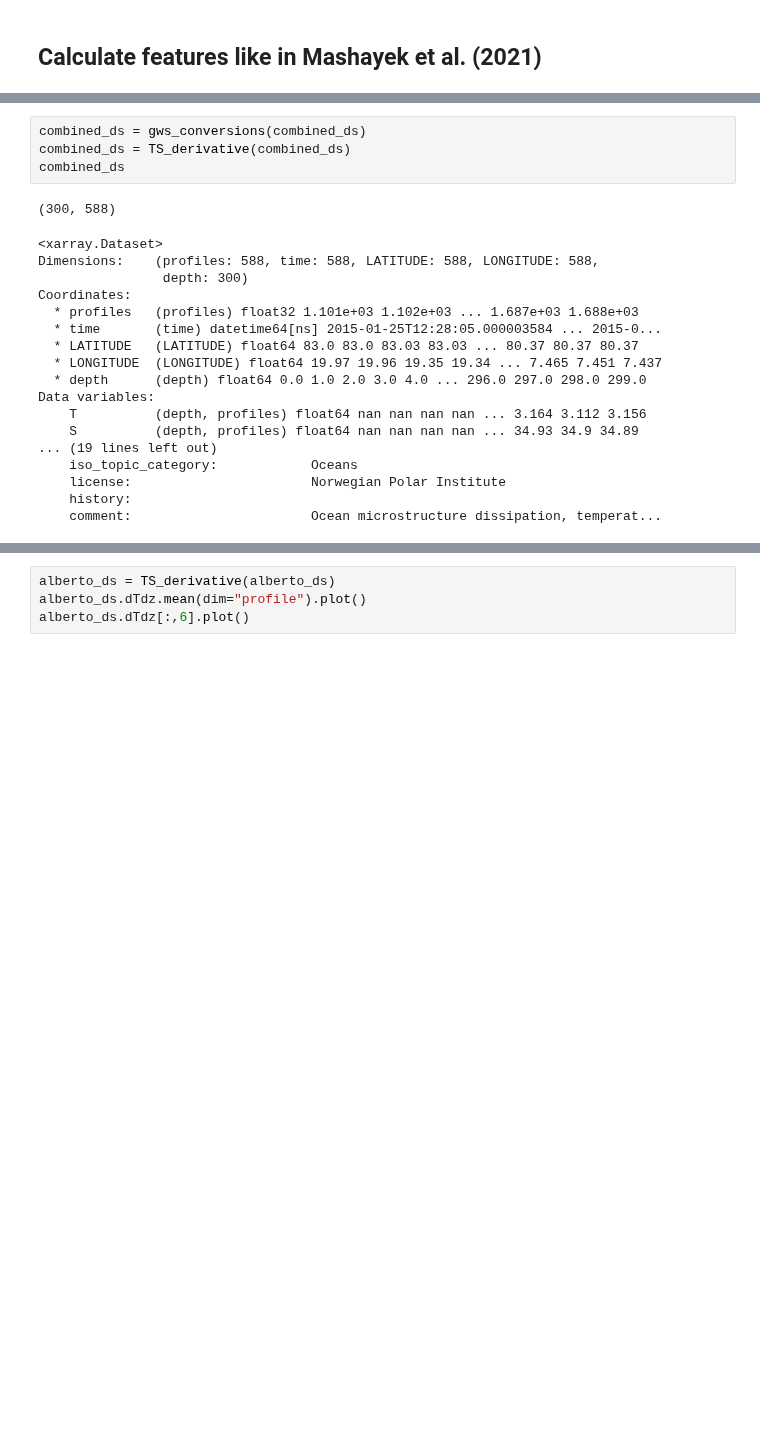
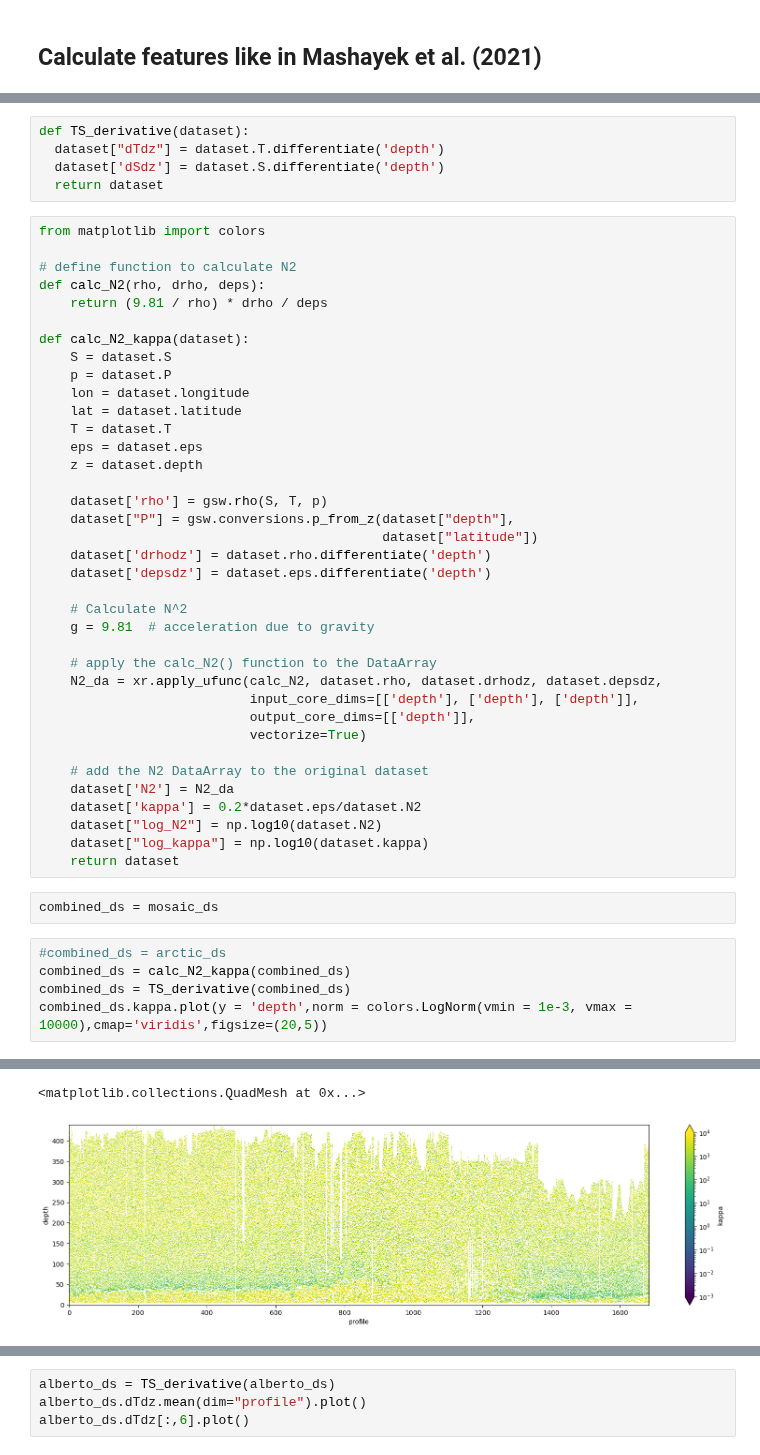
Before and after one commit to lisanneblok/ArcticTurbulence, a Jupyter notebook: data_exploration/load_ds.ipynb, the cells around one changed output, grey strips where cells are left out. Saved outputs shown, nothing was run; the diff lists cells and outputs as text; blank space fills up the shorter version.

```diff
--- a/data_exploration/load_ds.ipynb
+++ b/data_exploration/load_ds.ipynb
@@ -620,23 +343,50 @@ def TS_derivative(dataset):
-# %%
-combined_ds = gws_conversions(combined_ds)
-combined_ds = TS_derivative(combined_ds)
-combined_ds
-# %% [output]
-(300, 588)
-<xarray.Dataset>
-Dimensions:    (profiles: 588, time: 588, LATITUDE: 588, LONGITUDE: 588,
-                depth: 300)
-Coordinates:
-  * profiles   (profiles) float32 1.101e+03 1.102e+03 ... 1.687e+03 1.688e+03
-  * time       (time) datetime64[ns] 2015-01-25T12:28:05.000003584 ... 2015-0...
-  * LATITUDE   (LATITUDE) float64 83.0 83.0 83.03 83.03 ... 80.37 80.37 80.37
-  * LONGITUDE  (LONGITUDE) float64 19.97 19.96 19.35 19.34 ... 7.465 7.451 7.437
-  * depth      (depth) float64 0.0 1.0 2.0 3.0 4.0 ... 296.0 297.0 298.0 299.0
-Data variables:
-    T          (depth, profiles) float64 nan nan nan nan ... 3.164 3.112 3.156
-    S          (depth, profiles) float64 nan nan nan nan ... 34.93 34.9 34.89
-... (19 lines left out)
-    iso_topic_category:            Oceans
-    license:                       Norwegian Polar Institute
-    history:
-    comment:                       Ocean microstructure dissipation, temperat...
+# %%
+def TS_derivative(dataset):
+  dataset["dTdz"] = dataset.T.differentiate('depth')
+  dataset['dSdz'] = dataset.S.differentiate('depth')
+  return dataset
+# %%
+from matplotlib import colors
+
+# define function to calculate N2
+def calc_N2(rho, drho, deps):
+    return (9.81 / rho) * drho / deps
+
+def calc_N2_kappa(dataset):
+    S = dataset.S
+    p = dataset.P
+    lon = dataset.longitude
+    lat = dataset.latitude
+    T = dataset.T
+    eps = dataset.eps
+    z = dataset.depth
+
+    dataset['rho'] = gsw.rho(S, T, p)
+    dataset["P"] = gsw.conversions.p_from_z(dataset["depth"],
+                                            dataset["latitude"])
+    dataset['drhodz'] = dataset.rho.differentiate('depth')
+    dataset['depsdz'] = dataset.eps.differentiate('depth')
+
+    # Calculate N^2
+    g = 9.81  # acceleration due to gravity
+
+    # apply the calc_N2() function to the DataArray
+    N2_da = xr.apply_ufunc(calc_N2, dataset.rho, dataset.drhodz, dataset.depsdz,
+                           input_core_dims=[['depth'], ['depth'], ['depth']],
+                           output_core_dims=[['depth']],
+                           vectorize=True)
+
+    # add the N2 DataArray to the original dataset
+    dataset['N2'] = N2_da
+    dataset['kappa'] = 0.2*dataset.eps/dataset.N2
+    dataset["log_N2"] = np.log10(dataset.N2)
+    dataset["log_kappa"] = np.log10(dataset.kappa)
+    return dataset
+# %%
+combined_ds = mosaic_ds
+# %%
+#combined_ds = arctic_ds
+combined_ds = calc_N2_kappa(combined_ds)
+combined_ds = TS_derivative(combined_ds)
+combined_ds.kappa.plot(y = 'depth',norm = colors.LogNorm(vmin = 1e-3, vmax = 10000),cmap='viridis',figsize=(20,5))
+# %% [output]
@@ -642,0 +402,2 @@ Data variables:
+<matplotlib.collections.QuadMesh at 0x...>
+[figure, added]
```
Also changed, not shown: parts of 69 cells of this notebook, 1 other file.
